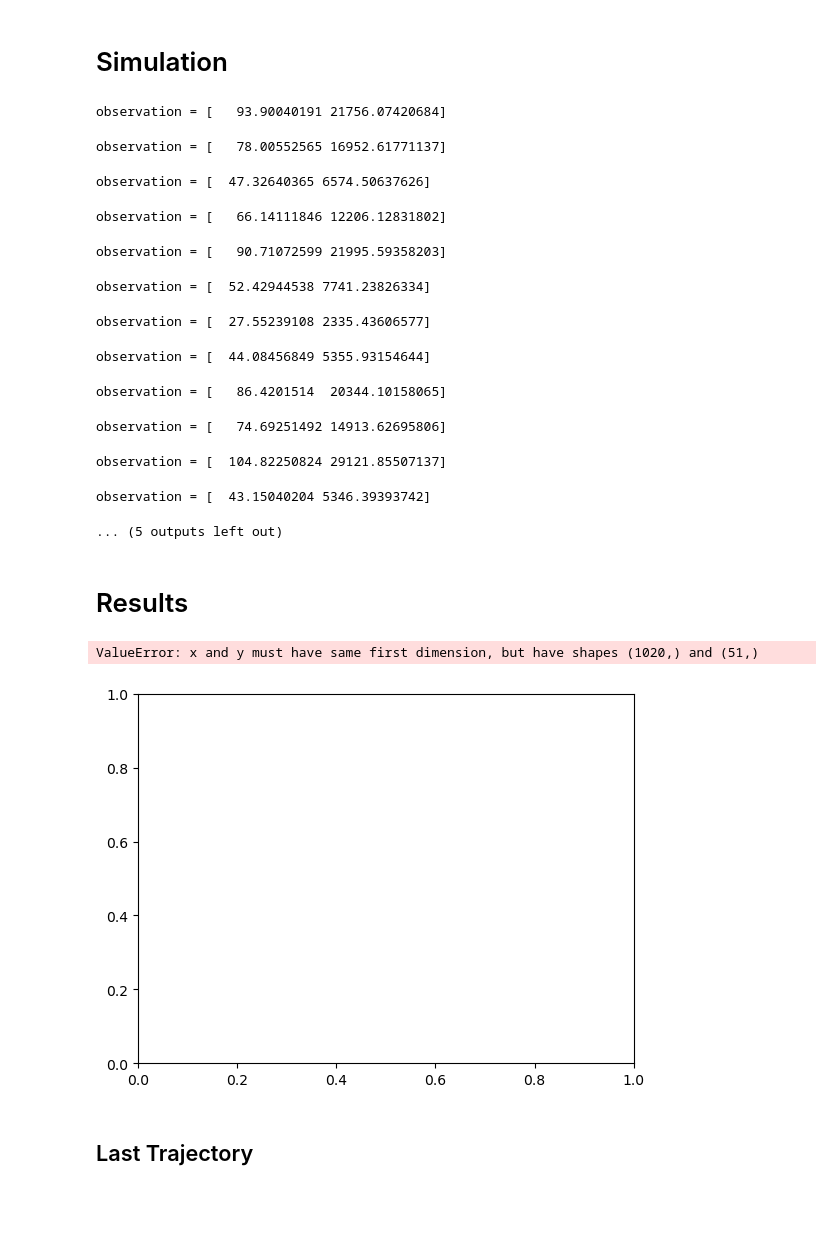
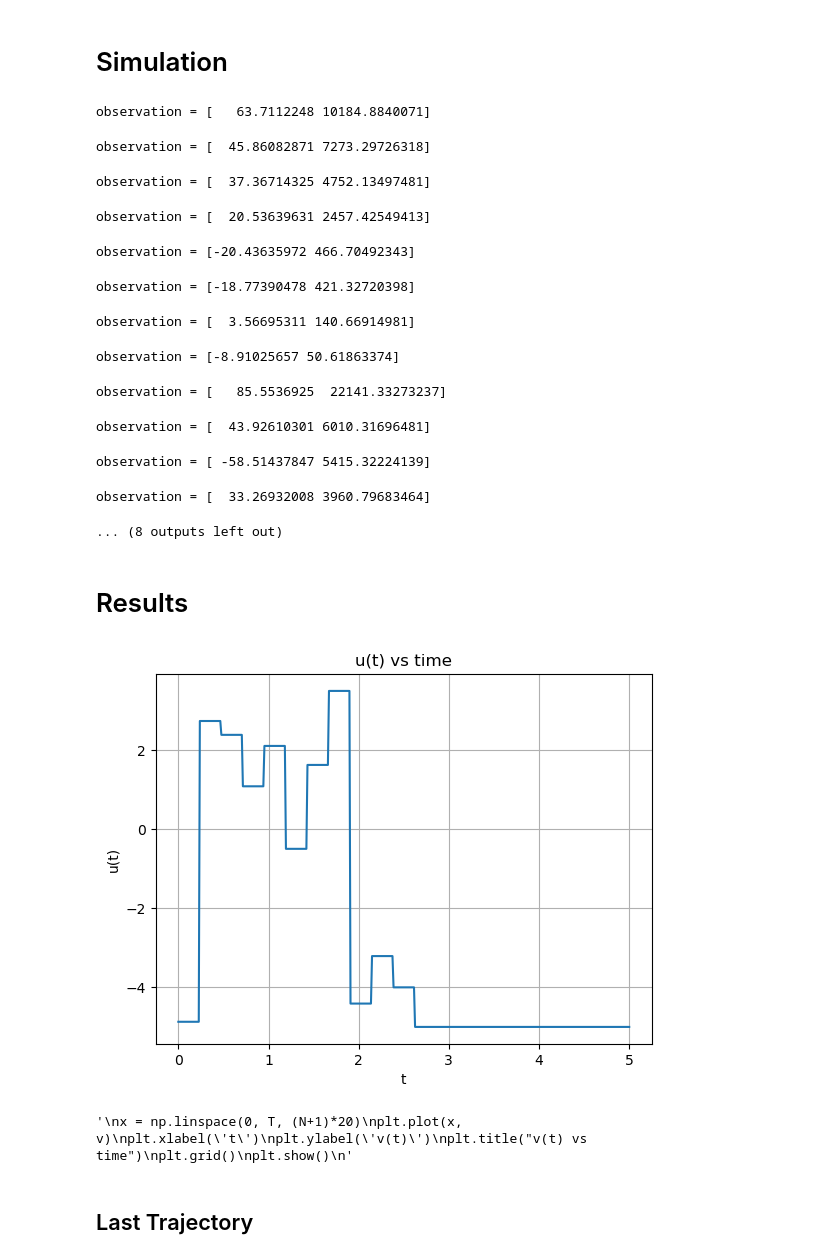
Before and after one commit to cwyueh23/Unicycle, a Jupyter notebook: Linear_finite.ipynb, the cells around one changed output. Cells and saved outputs as stored; diff of their text form; code cells hidden in the pictures; blank space fills up the shorter version.

```diff
--- a/Linear_finite.ipynb
+++ b/Linear_finite.ipynb
@@ -14,7 +14,7 @@ from tqdm import tqdm
 
 global N
 
-N=50
+N=20
 
 global M
 M=10
@@ -113,7 +113,7 @@ lr=0.01
 global eps
 eps=0.05
 global max_u
-max_u=2
+max_u=5
 global precision
 precision=0.01
 global action_set
@@ -170,7 +170,7 @@ history_sut=[[] for j in range(N+1)]
 # %% [markdown]
 # Simulation
 # %%
-num_iter=80
+num_iter=20
 
 position_result=[]
 observation_result=[]
@@ -304,53 +304,60 @@ for iterr in tqdm(range(num_iter)):
     #print(history_su.shape)
     #print(u_t)
 # %% [output]
-observation = [   93.90040191 21756.07420684]
+observation = [   63.7112248 10184.8840071]
-observation = [   78.00552565 16952.61771137]
+observation = [  45.86082871 7273.29726318]
-observation = [  47.32640365 6574.50637626]
+observation = [  37.36714325 4752.13497481]
-observation = [   66.14111846 12206.12831802]
+observation = [  20.53639631 2457.42549413]
-observation = [   90.71072599 21995.59358203]
+observation = [-20.43635972 466.70492343]
-observation = [  52.42944538 7741.23826334]
+observation = [-18.77390478 421.32720398]
-observation = [  27.55239108 2335.43606577]
+observation = [  3.56695311 140.66914981]
-observation = [  44.08456849 5355.93154644]
+observation = [-8.91025657 50.61863374]
-observation = [   86.4201514  20344.10158065]
+observation = [   85.5536925  22141.33273237]
-observation = [   74.69251492 14913.62695806]
+observation = [  43.92610301 6010.31696481]
-observation = [  104.82250824 29121.85507137]
+observation = [ -58.51437847 5415.32224139]
-observation = [  43.15040204 5346.39393742]
+observation = [  33.26932008 3960.79683464]
-... (5 outputs left out)
+... (8 outputs left out)
 # %% [markdown]
 # Results
 # %%
 '''
 us=[2*(0.5-i%2) for i in u_t]
 vs=[(1-i//2)*np.pi/4 for i in u_t]
 
 u=[]
 v=[]
 for i in range(len(us)):
     for j in range(20):
         u.append(us[i])
         v.append(vs[i])
 '''
+
+us=[]
+for i in range(len(u_t)):
+    for j in range(20):
+        us.append(u_t[i])
+
+
 x = np.linspace(0, T, (N+1)*20)
-plt.plot(x, u_t)
+plt.plot(x, us)
 plt.xlabel('t')
 plt.ylabel('u(t)')
 plt.title("u(t) vs time")
 plt.grid()
 plt.show()
 
 '''
 x = np.linspace(0, T, (N+1)*20)
 plt.plot(x, v)
 plt.xlabel('t')
 plt.ylabel('v(t)')
 plt.title("v(t) vs time")
 plt.grid()
 plt.show()
 '''
 # %% [output]
+[figure, new version]
-ValueError: x and y must have same first dimension, but have shapes (1020,) and (51,)
+'\nx = np.linspace(0, T, (N+1)*20)\nplt.plot(x, v)\nplt.xlabel(\'t\')\nplt.ylabel(\'v(t)\')\nplt.title("v(t) vs time")\nplt.grid()\nplt.show()\n'
-[figure, old version]
 # %% [markdown]
 ## Last Trajectory
 # %%
```
Also changed, not shown: parts of 7 cells of this notebook, 1 other file.
